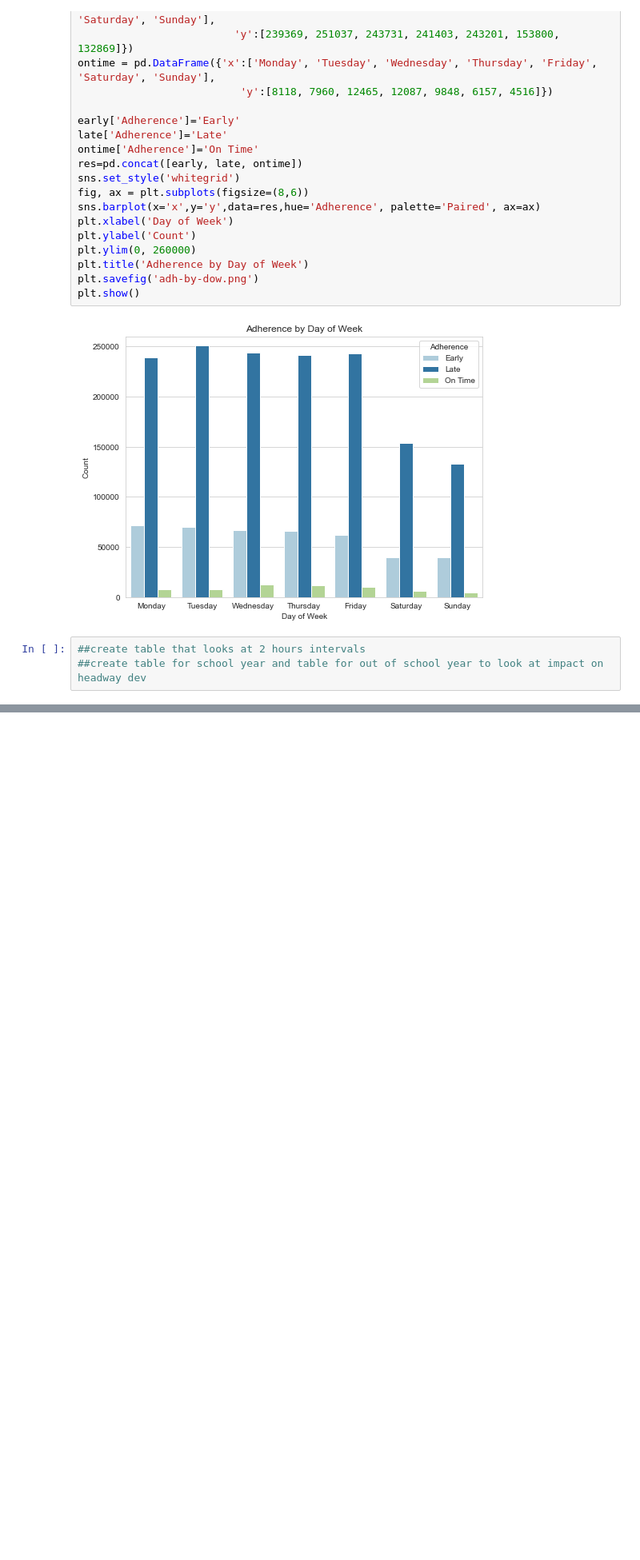
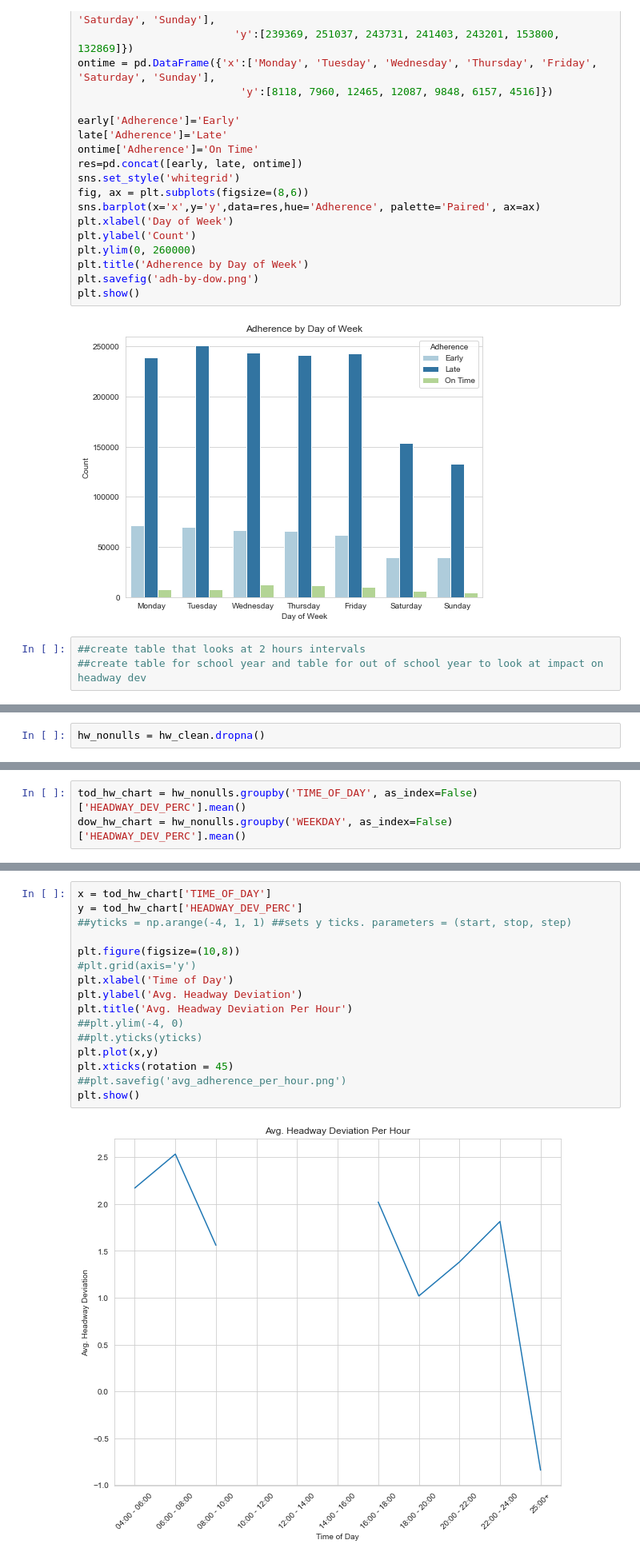
Before and after one commit to NSS-Data-Analytics-Cohort-7/wego-python-bit-my_finger, a Jupyter notebook: notebook/wego-project.ipynb, the cells around one changed output, grey strips where cells are left out. Shown at 80% size. Drawn from its saved outputs; the diff is of its cells as text; blank space fills up the shorter version.

Commit message:
working on visuals

```diff
--- a/notebook/wego-project.ipynb
+++ b/notebook/wego-project.ipynb
@@ -814,0 +815,2 @@ hw_clean.sort_values(by=['DATE','SCHEDULED_TIME'] )
+# %%
+hw_nonulls = hw_clean.dropna()
@@ -814,0 +833,3 @@ hw_clean.sort_values(by=['DATE','SCHEDULED_TIME'] )
+# %%
+tod_hw_chart = hw_nonulls.groupby('TIME_OF_DAY', as_index=False)['HEADWAY_DEV_PERC'].mean()
+dow_hw_chart = hw_nonulls.groupby('WEEKDAY', as_index=False)['HEADWAY_DEV_PERC'].mean()
@@ -814,0 +883,18 @@ hw_clean.sort_values(by=['DATE','SCHEDULED_TIME'] )
+# %%
+x = tod_hw_chart['TIME_OF_DAY']
+y = tod_hw_chart['HEADWAY_DEV_PERC']
+##yticks = np.arange(-4, 1, 1) ##sets y ticks. parameters = (start, stop, step)
+
+plt.figure(figsize=(10,8))
+#plt.grid(axis='y')
+plt.xlabel('Time of Day')
+plt.ylabel('Avg. Headway Deviation')
+plt.title('Avg. Headway Deviation Per Hour')
+##plt.ylim(-4, 0)
+##plt.yticks(yticks)
+plt.plot(x,y)
+plt.xticks(rotation = 45)
+##plt.savefig('avg_adherence_per_hour.png')
+plt.show()
+# %% [output]
+[figure, added]
```
Also changed, not shown: parts of 35 cells of this notebook.
